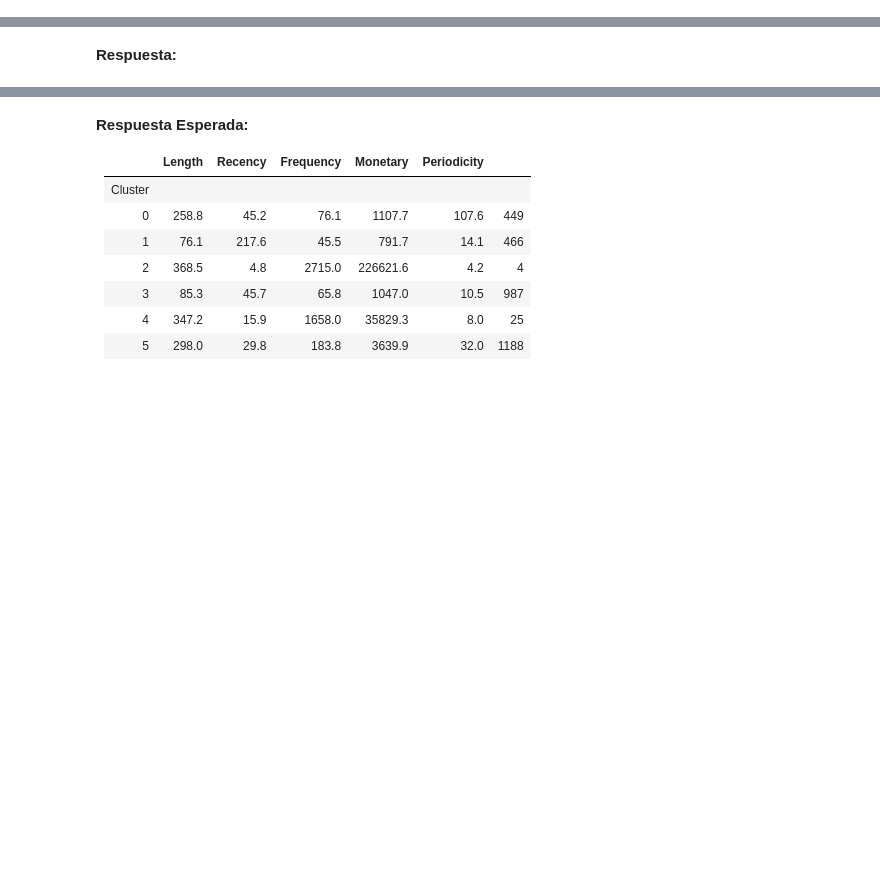
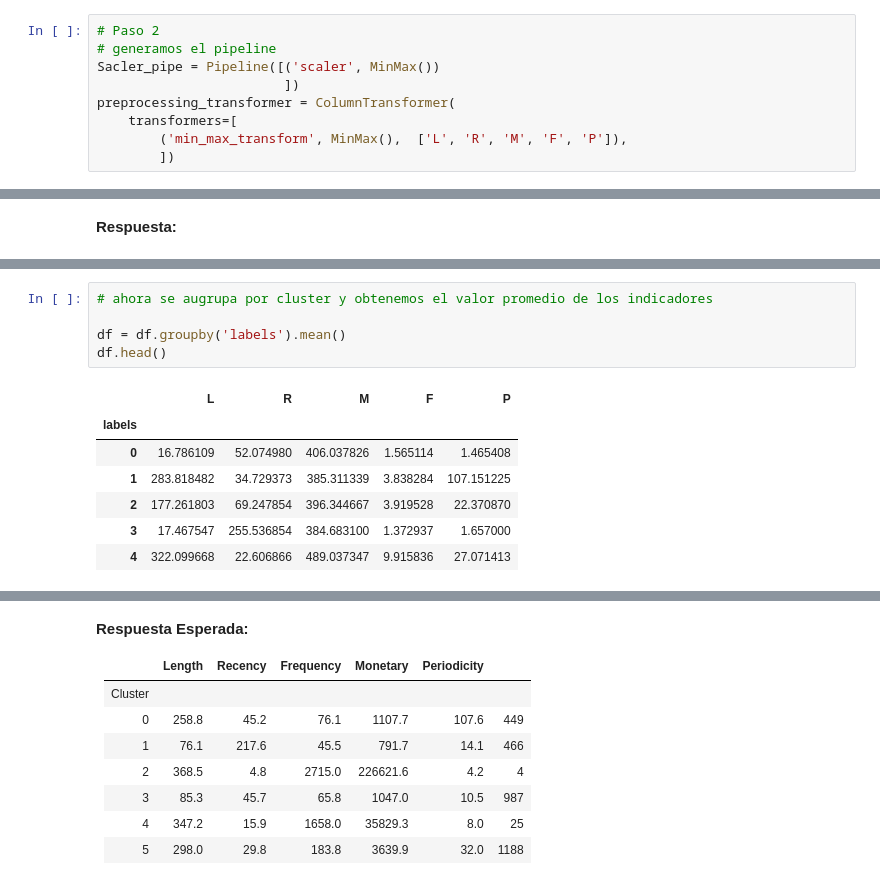
Before and after one commit to J07Aa/Repo, a Jupyter notebook: Lab_7/Laboratorio7_Enunciado.ipynb, the cells around one changed output, grey strips where cells are left out. Drawn from its saved outputs; the diff is of its cells as text; blank space fills up the shorter version.

```diff
--- a/Lab_7/Laboratorio7_Enunciado.ipynb
+++ b/Lab_7/Laboratorio7_Enunciado.ipynb
@@ -332,0 +336,9 @@ Tras aplicar las transformaciones sobre el dataset **LRMFP**, gráfique las comp
+# %%
+# Paso 2
+# generamos el pipeline
+Sacler_pipe = Pipeline([('scaler', MinMax())
+                        ])
+preprocessing_transformer = ColumnTransformer(
+    transformers=[
+        ('min_max_transform', MinMax(),  ['L', 'R', 'M', 'F', 'P']),
+        ])
@@ -350,0 +591,13 @@ Una vez ajustado los datos, genere una tabla con los promedios (o medianas) para
+# %%
+# ahora se augrupa por cluster y obtenemos el valor promedio de los indicadores
+
+df = df.groupby('labels').mean()
+df.head()
+# %% [output]
+|  | L | R | M | F | P |
+| labels |  |  |  |  |  |
+| 0 | 16.786109 | 52.074980 | 406.037826 | 1.565114 | 1.465408 |
+| 1 | 283.818482 | 34.729373 | 385.311339 | 3.838284 | 107.151225 |
+| 2 | 177.261803 | 69.247854 | 396.344667 | 3.919528 | 22.370870 |
+| 3 | 17.467547 | 255.536854 | 384.683100 | 1.372937 | 1.657000 |
+| 4 | 322.099668 | 22.606866 | 489.037347 | 9.915836 | 27.071413 |
```
Also changed, not shown: parts of 12 cells of this notebook.
